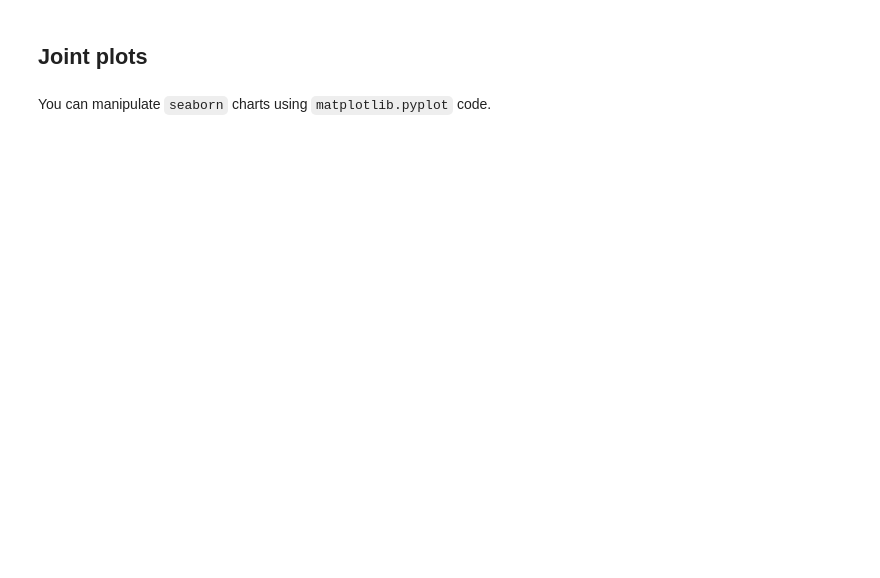
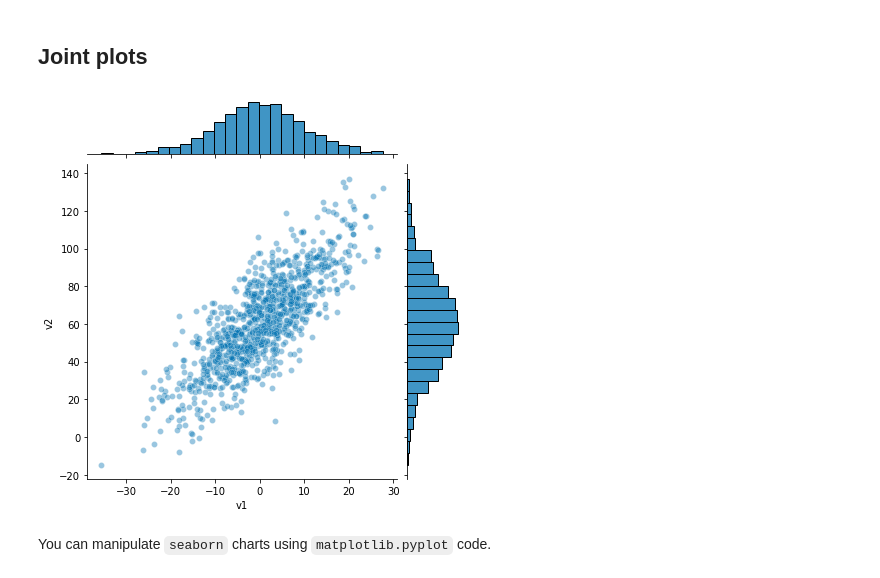
Before and after one commit to For-Chance/CourseOfConstructionInformation, a Jupyter notebook: Class/Class_06/05_Charts_2/05 - Charts 2 - Empty.ipynb, the cells around one changed output. Cells and saved outputs as stored; diff of their text form; code cells hidden in the pictures; blank space fills up the shorter version.

```diff
--- a/Class/Class_06/05_Charts_2/05 - Charts 2 - Empty.ipynb
+++ b/Class/Class_06/05_Charts_2/05 - Charts 2 - Empty.ipynb
@@ -353,4 +349,8 @@ plt.legend()
 # %% [markdown]
 ## Joint plots
+# %%
+sns.jointplot(v1, v2, alpha=0.4);
+# %% [output]
+[figure, added]
 # %% [markdown]
 You can manipulate `seaborn` charts using `matplotlib.pyplot` code.
```
Also changed, not shown: parts of 19 cells of this notebook, 1 other file.
